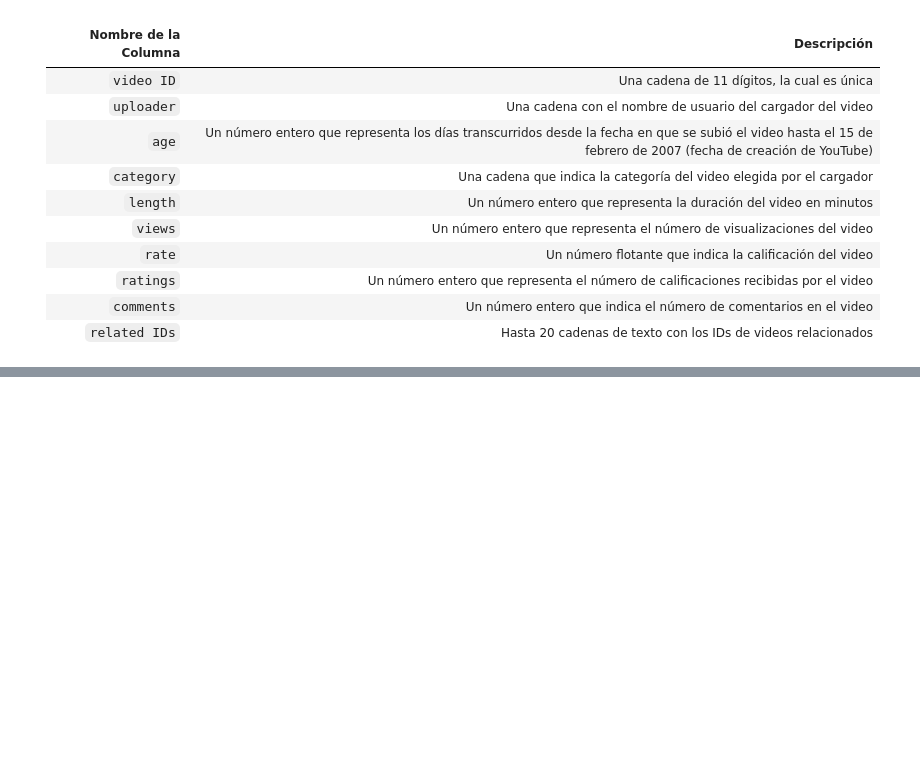
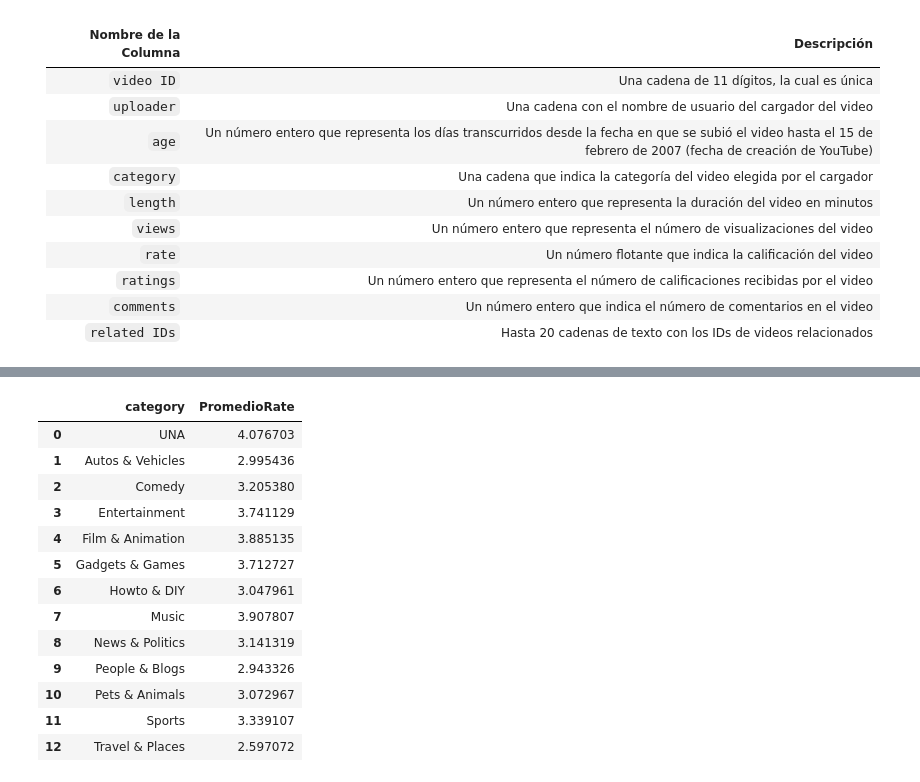
Before and after one commit to Abait-25/PC5, a Jupyter notebook: Problema3.ipynb, the cells around one changed output, grey strips where cells are left out. Drawn from its saved outputs; the diff is of its cells as text; code cells hidden in the pictures; blank space fills up the shorter version.

```diff
--- a/Problema3.ipynb
+++ b/Problema3.ipynb
@@ -36,0 +102,19 @@ IsADirectoryError: [Errno 21] Is a directory: 'youtubedata/0303'
+# %%
+
+data_unida_filtro2 = df_unido.groupby(by=['category'])['rate'].mean().reset_index(name='PromedioRate')
+data_unida_filtro2
+# %% [output]
+|  | category | PromedioRate |
+| 0 | UNA | 4.076703 |
+| 1 | Autos & Vehicles | 2.995436 |
+| 2 | Comedy | 3.205380 |
+| 3 | Entertainment | 3.741129 |
+| 4 | Film & Animation | 3.885135 |
+| 5 | Gadgets & Games | 3.712727 |
+| 6 | Howto & DIY | 3.047961 |
+| 7 | Music | 3.907807 |
+| 8 | News & Politics | 3.141319 |
+| 9 | People & Blogs | 2.943326 |
+| 10 | Pets & Animals | 3.072967 |
+| 11 | Sports | 3.339107 |
+| 12 | Travel & Places | 2.597072 |
```
Also changed, not shown: parts of 5 cells of this notebook, 7 other files.
